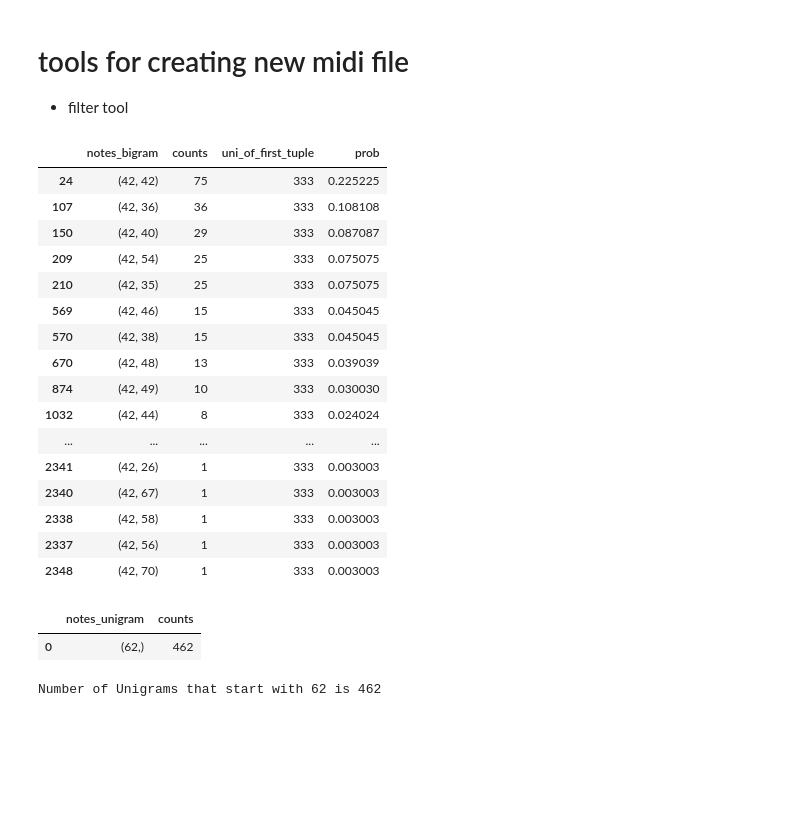
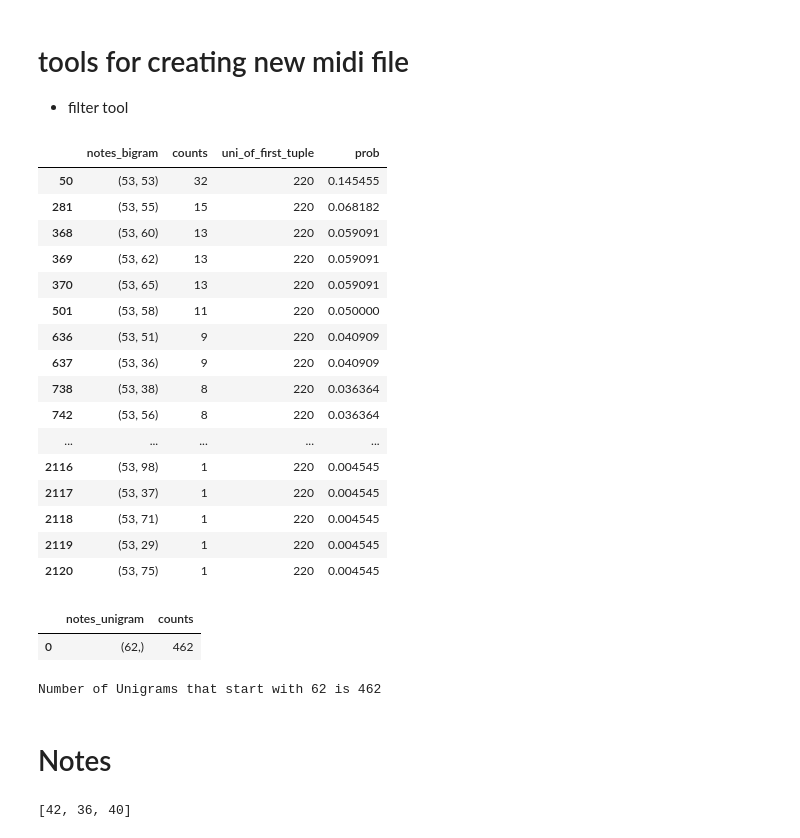
Before and after one commit to HikariJadeEmpire/NLP_TextAnalytics, a Jupyter notebook: MIDI_to_text/Midi_to_text.ipynb, the cells around one changed output. Cells and saved outputs as stored; diff of their text form; code cells hidden in the pictures; blank space fills up the shorter version.

Commit message:
add notes section

```diff
--- a/MIDI_to_text/Midi_to_text.ipynb
+++ b/MIDI_to_text/Midi_to_text.ipynb
@@ -335,29 +335,29 @@ new_df
 # %%
 # Filter to find out
 
-filter_val = '42'
+filter_val = '53'
 b_count = [e for e in bigram_df['notes_bigram'] if e[0].startswith(filter_val)]
 
 display( new_df.loc[ new_df['notes_bigram'].isin(b_count) ]
         .sort_values(by='prob',ascending=False) )
 # %% [output]
 |  | notes_bigram | counts | uni_of_first_tuple | prob |
-| 24 | (42, 42) | 75 | 333 | 0.225225 |
-| 107 | (42, 36) | 36 | 333 | 0.108108 |
-| 150 | (42, 40) | 29 | 333 | 0.087087 |
-| 209 | (42, 54) | 25 | 333 | 0.075075 |
-| 210 | (42, 35) | 25 | 333 | 0.075075 |
-| 569 | (42, 46) | 15 | 333 | 0.045045 |
-| 570 | (42, 38) | 15 | 333 | 0.045045 |
-| 670 | (42, 48) | 13 | 333 | 0.039039 |
-| 874 | (42, 49) | 10 | 333 | 0.030030 |
-| 1032 | (42, 44) | 8 | 333 | 0.024024 |
+| 50 | (53, 53) | 32 | 220 | 0.145455 |
+| 281 | (53, 55) | 15 | 220 | 0.068182 |
+| 368 | (53, 60) | 13 | 220 | 0.059091 |
+| 369 | (53, 62) | 13 | 220 | 0.059091 |
+| 370 | (53, 65) | 13 | 220 | 0.059091 |
+| 501 | (53, 58) | 11 | 220 | 0.050000 |
+| 636 | (53, 51) | 9 | 220 | 0.040909 |
+| 637 | (53, 36) | 9 | 220 | 0.040909 |
+| 738 | (53, 38) | 8 | 220 | 0.036364 |
+| 742 | (53, 56) | 8 | 220 | 0.036364 |
 | ... | ... | ... | ... | ... |
-| 2341 | (42, 26) | 1 | 333 | 0.003003 |
-| 2340 | (42, 67) | 1 | 333 | 0.003003 |
-| 2338 | (42, 58) | 1 | 333 | 0.003003 |
-| 2337 | (42, 56) | 1 | 333 | 0.003003 |
-| 2348 | (42, 70) | 1 | 333 | 0.003003 |
+| 2116 | (53, 98) | 1 | 220 | 0.004545 |
+| 2117 | (53, 37) | 1 | 220 | 0.004545 |
+| 2118 | (53, 71) | 1 | 220 | 0.004545 |
+| 2119 | (53, 29) | 1 | 220 | 0.004545 |
+| 2120 | (53, 75) | 1 | 220 | 0.004545 |
 # %%
 # Filter to find out
 
@@ -370,3 +370,44 @@ print(F"Number of Unigrams that start with {filter_val_uni} is { dis['counts'][0
 |  | notes_unigram | counts |
 | 0 | (62,) | 462 |
 Number of Unigrams that start with 62 is 462
+# %% [markdown]
+# Notes
+# %%
+# notes preservation
+
+snote = {
+42:[42,36,40],
+36:[42,38,36],
+38:[38,44,36],
+44:[38,36,44],
+
+62:[64,69,59],
+64:[62,67,59],
+59:[57,62,64],
+67:[64,69,72],
+
+57:[57,55,61],
+69:[67,74,66],
+72:[70,74,77],
+74:[77,72,79],
+
+77:[72,79,74],
+79:[77,74,76],
+66:[62,69,64],
+70:[65,72,74],
+
+65:[63,67,60],
+63:[61,65,68],
+68:[66,68,71],
+71:[69,74,67],
+
+54:[54,42,57],
+55:[57,53,60],
+60:[60,62,58],
+53:[53,55,60],
+
+}
+
+snote[42]
+# %% [output]
+[42, 36, 40]
```
